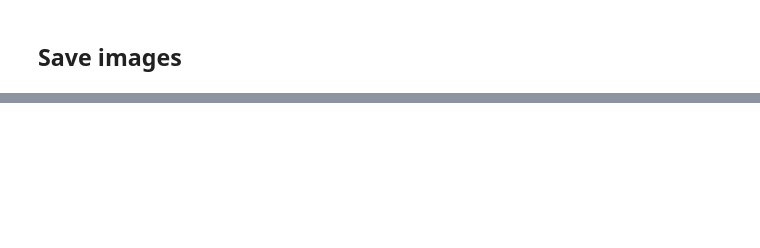
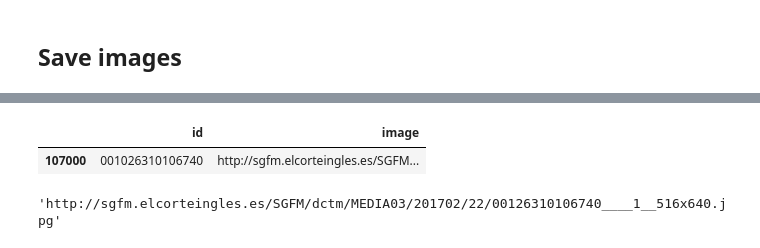
Before and after one commit to EnricRovira/TFM_DNN_Recomendator, a Jupyter notebook: 01_GetImages.ipynb, the cells around one changed output, grey strips where cells are left out. Saved outputs shown, nothing was run; the diff lists cells and outputs as text; code cells hidden in the pictures; blank space fills up the shorter version.

```diff
--- a/01_GetImages.ipynb
+++ b/01_GetImages.ipynb
@@ -80,0 +107,9 @@ TypeError: string indices must be integers
+# %%
+images[images.id == '001026310106740']
+# %% [output]
+|  | id | image |
+| 107000 | 001026310106740 | http://sgfm.elcorteingles.es/SGFM... |
+# %%
+images['image'][107000]
+# %% [output]
+'http://sgfm.elcorteingles.es/SGFM/dctm/MEDIA03/201702/22/00126310106740____1__516x640.jpg'
```
Also changed, not shown: parts of 4 cells of this notebook, 2 other files.
